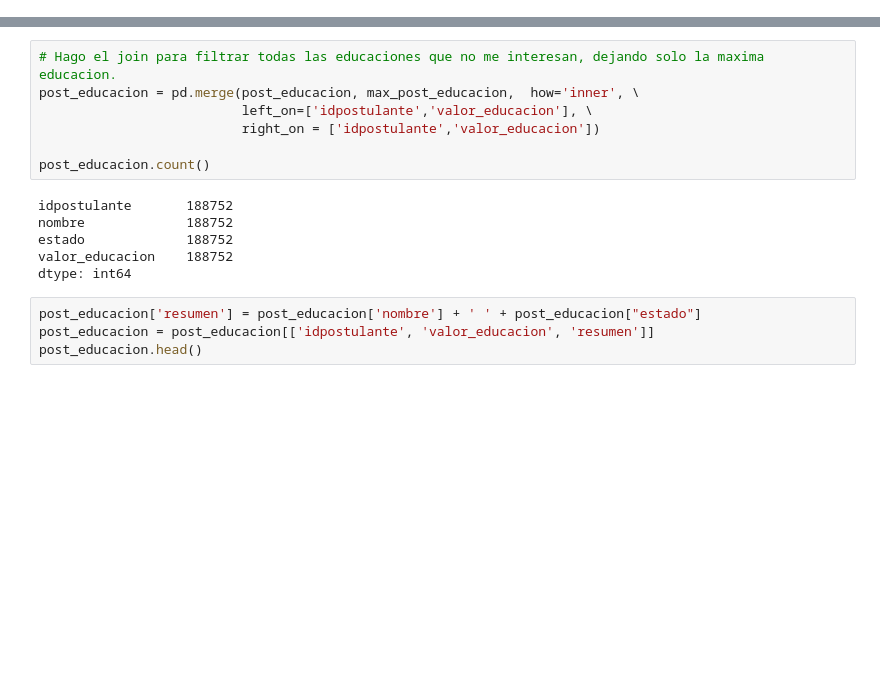
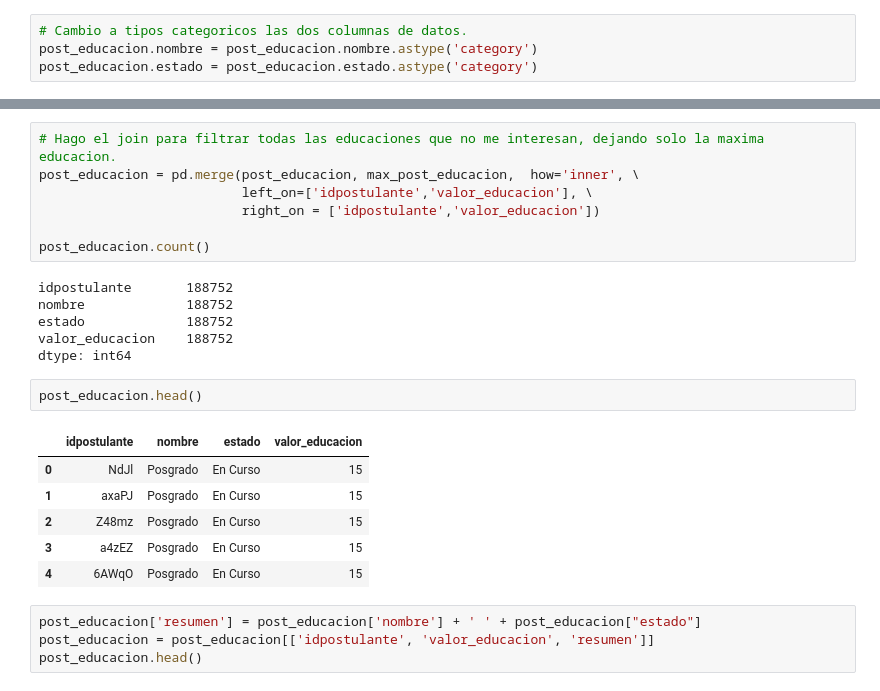
Before and after one commit to PRPablo/dataJobSearches, a Jupyter notebook: exploratoryAnalysis/tp_adri.ipynb, the cells around one changed output, grey strips where cells are left out. Saved outputs shown, nothing was run; the diff lists cells and outputs as text; blank space fills up the shorter version.

```diff
--- a/exploratoryAnalysis/tp_adri.ipynb
+++ b/exploratoryAnalysis/tp_adri.ipynb
@@ -25,0 +35,4 @@ postulaciones[['fechapostulacion']] = postulaciones[['fechapostulacion']].apply(
+# %%
+# Cambio a tipos categoricos las dos columnas de datos.
+post_educacion.nombre = post_educacion.nombre.astype('category')
+post_educacion.estado = post_educacion.estado.astype('category')
@@ -84,6 +105,15 @@ nombre             188752
 estado             188752
 valor_educacion    188752
 dtype: int64
+# %%
+post_educacion.head()
+# %% [output]
+|  | idpostulante | nombre | estado | valor_educacion |
+| 0 | NdJl | Posgrado | En Curso | 15 |
+| 1 | axaPJ | Posgrado | En Curso | 15 |
+| 2 | Z48mz | Posgrado | En Curso | 15 |
+| 3 | a4zEZ | Posgrado | En Curso | 15 |
+| 4 | 6AWqO | Posgrado | En Curso | 15 |
 # %%
 post_educacion['resumen'] = post_educacion['nombre'] + ' ' + post_educacion["estado"]
 post_educacion = post_educacion[['idpostulante', 'valor_educacion', 'resumen']]
```
Also changed, not shown: parts of 21 cells of this notebook, 1 other file.
